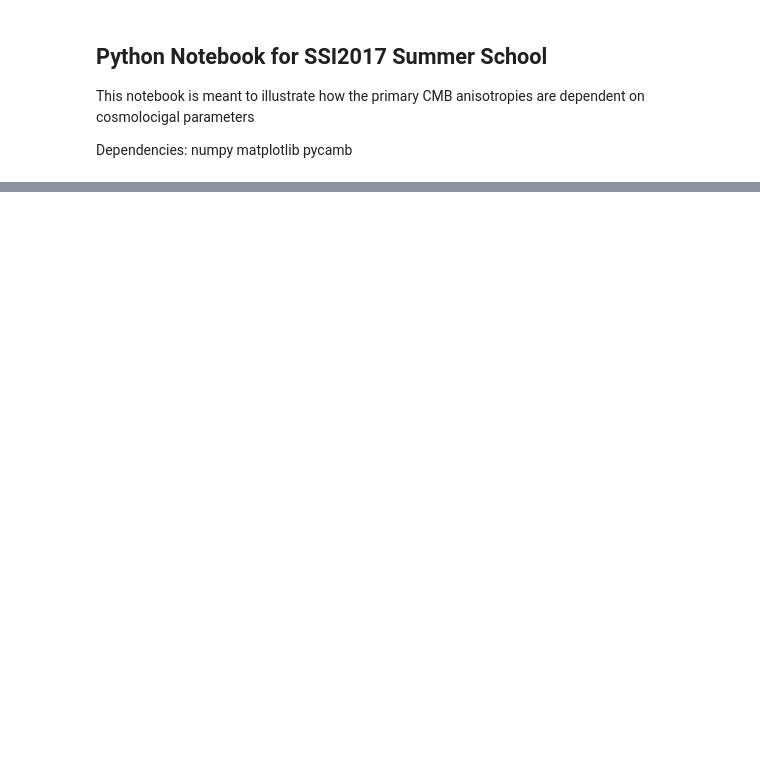
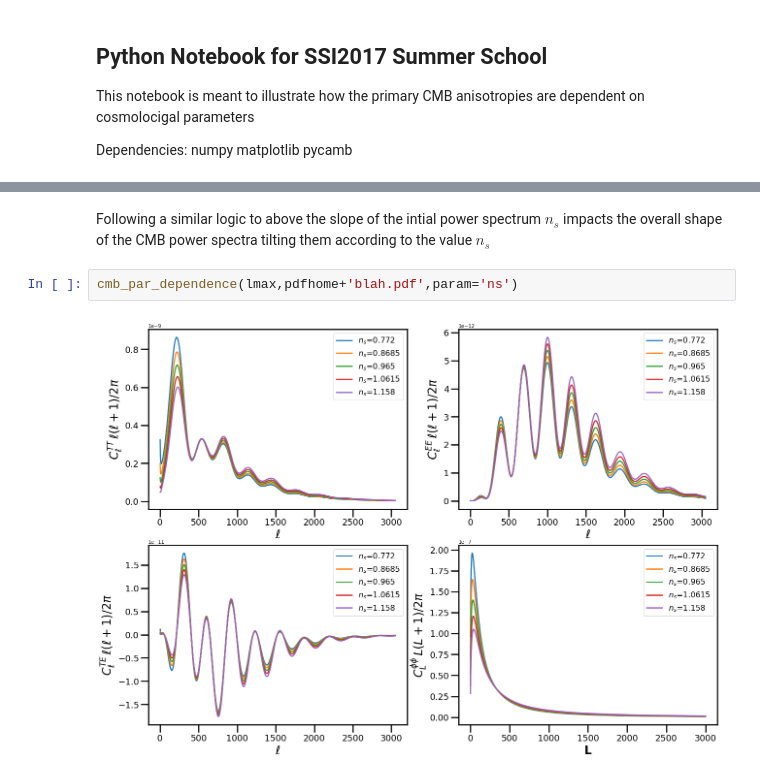
Before and after one commit to nbatta/SSI2017_CMB_COSMO, a Jupyter notebook: CMB Cosmology.ipynb, the cells around one changed output, grey strips where cells are left out. Cells and saved outputs as stored; diff of their text form; blank space fills up the shorter version.

```diff
--- a/CMB Cosmology.ipynb
+++ b/CMB Cosmology.ipynb
@@ -135,0 +143,6 @@ cmb_par_dependence(3000,'blah',param='He')
+# %% [markdown]
+Following a similar logic to above the slope of the intial power spectrum $n_s$ impacts the overall shape of the CMB power spectra tilting them according to the value $n_s$
+# %%
+cmb_par_dependence(lmax,pdfhome+'blah.pdf',param='ns')
+# %% [output]
+[figure, added]
```
Also changed, not shown: parts of 7 cells of this notebook.
